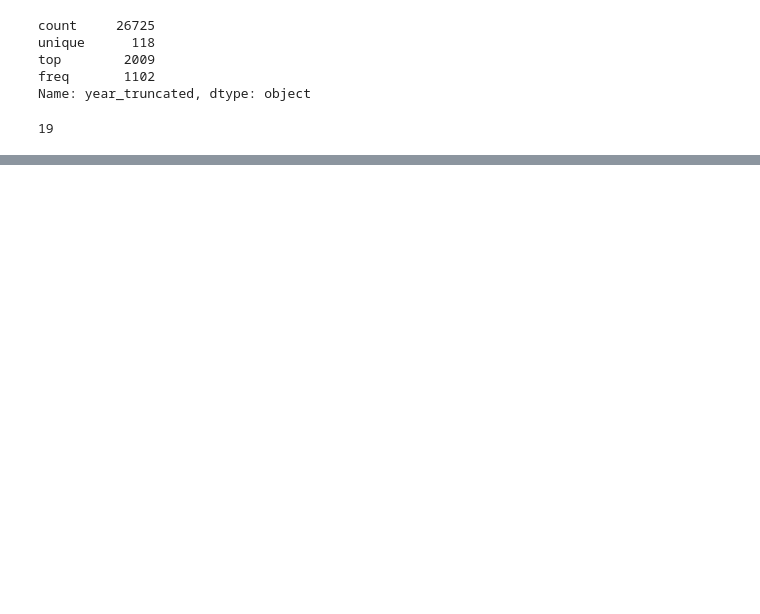
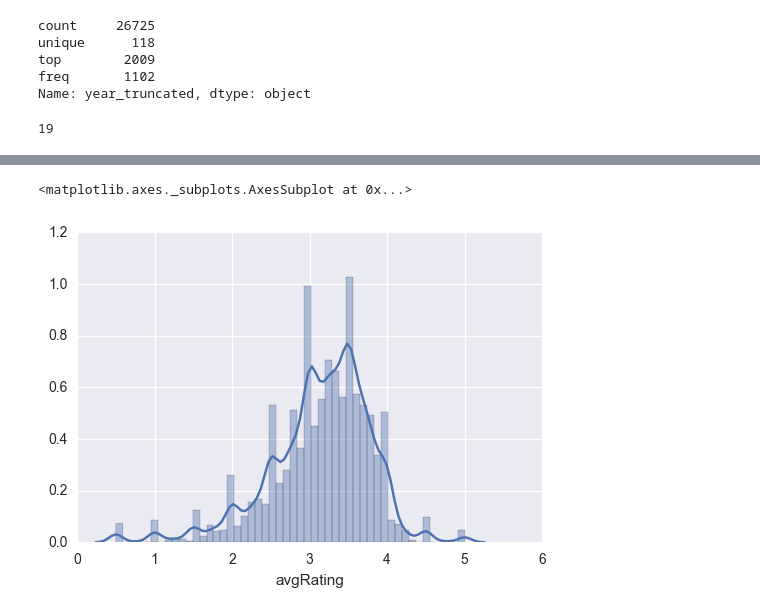
Before and after one commit to margaretpearce/movielens-spark, a Jupyter notebook: movie_ratings_cleaning.ipynb, the cells around one changed output, grey strips where cells are left out. Cells and saved outputs as stored; diff of their text form; code cells hidden in the pictures; blank space fills up the shorter version.

```diff
--- a/movie_ratings_cleaning.ipynb
+++ b/movie_ratings_cleaning.ipynb
@@ -126,0 +174,5 @@ data_select['year_truncated'].isnull().sum()
+# %%
+sns.distplot(data_select["avgRating"])
+# %% [output]
+<matplotlib.axes._subplots.AxesSubplot at 0x...>
+[figure, added]
```
Also changed, not shown: parts of 10 cells of this notebook.
